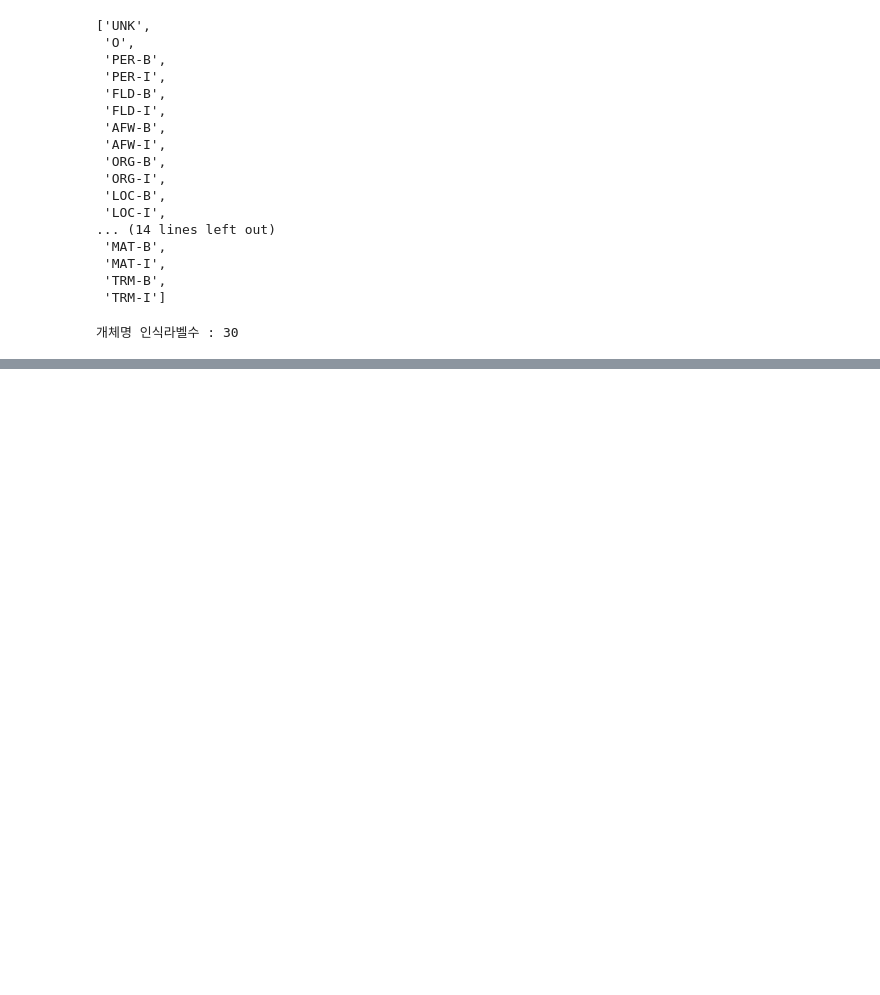
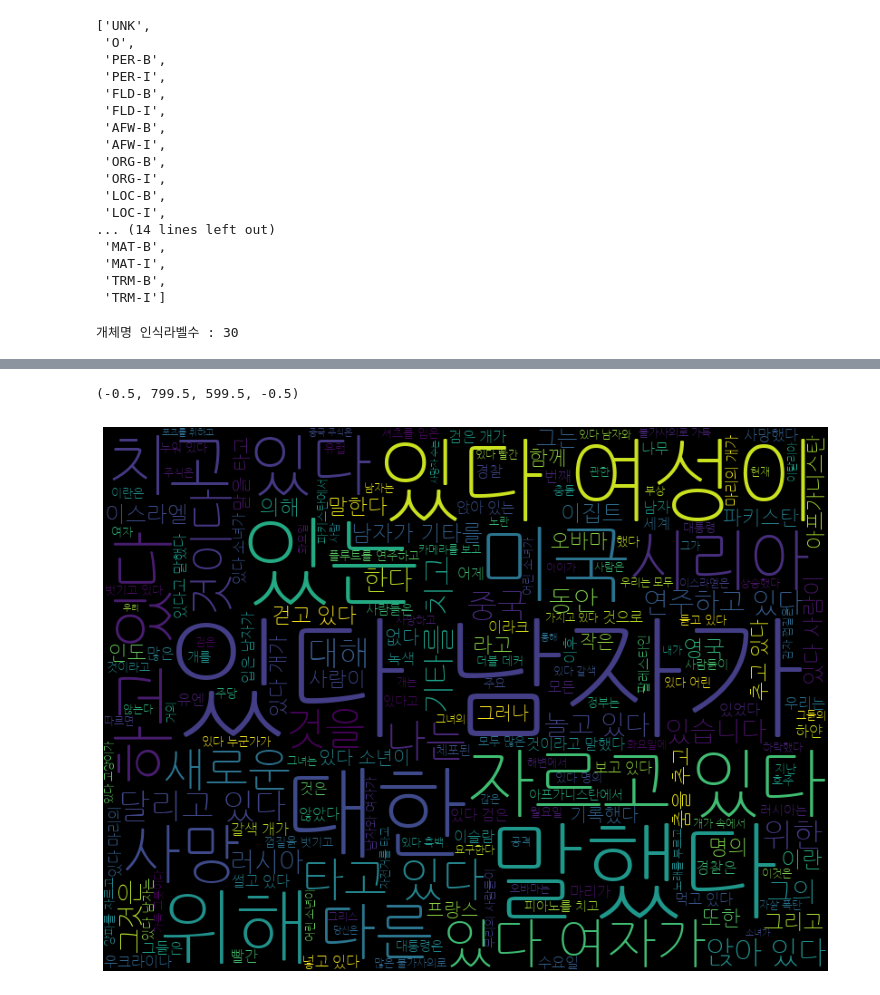
Before and after one commit to jaekyoungkim/tensor2ml_NLP, a Jupyter notebook: 텐서플로와_머신러닝으로_시작하는_자연어처리(ch7_2).ipynb, the cells around one changed output, grey strips where cells are left out. Drawn from its saved outputs; the diff is of its cells as text; code cells hidden in the pictures; blank space fills up the shorter version.

```diff
--- a/텐서플로와_머신러닝으로_시작하는_자연어처리(ch7_2).ipynb
+++ b/텐서플로와_머신러닝으로_시작하는_자연어처리(ch7_2).ipynb
@@ -399,0 +945,12 @@ NameError: ignored
+# %%
+# wordcloud만들기
+from wordcloud import WordCloud
+font_path = os.path.join('/content/', 'NanumGothicLight.ttf')
+cloud = WordCloud(font_path = font_path, width = 800, height = 600).generate(" ".join(train_set.astype(str)))
+plt.figure(figsize=(15,10))
+plt.imshow(cloud)
+plt.axis("off")
+# 남자가 여성이 미국 말했다 라는 단어가 주로 사용됨
+# %% [output]
+(-0.5, 799.5, 599.5, -0.5)
+[figure, added]
```
Also changed, not shown: parts of 102 cells of this notebook.
